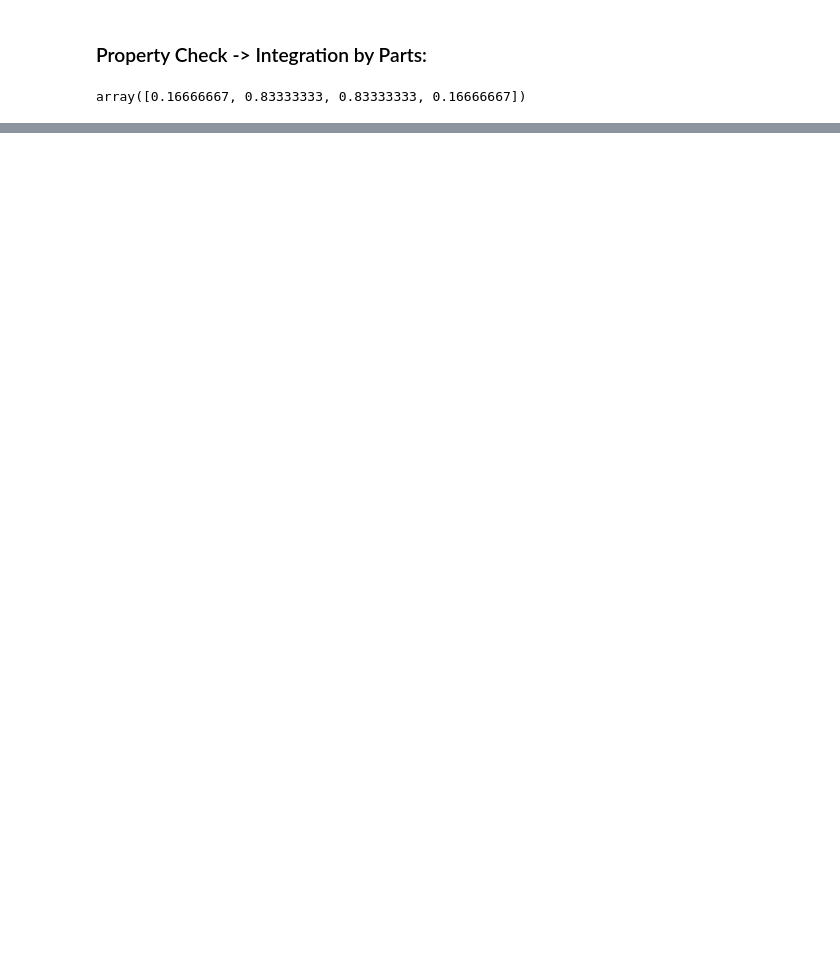
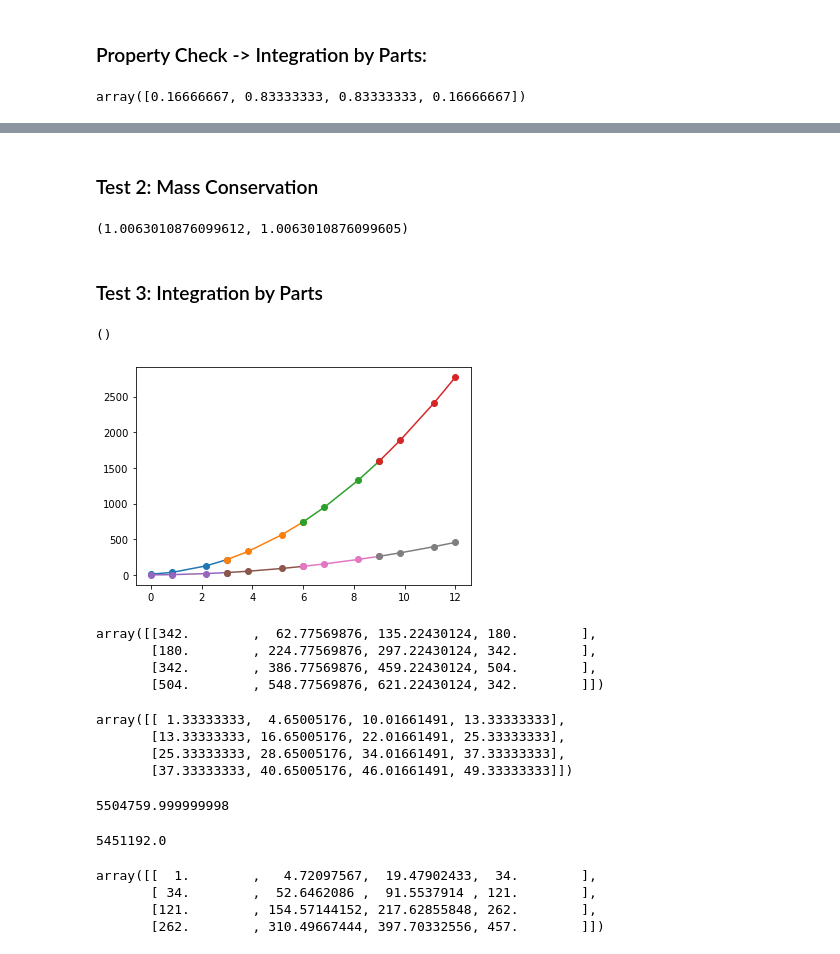
Before and after one commit to msingh1204/FEM, a Jupyter notebook: FEM_Multi.ipynb, the cells around one changed output, grey strips where cells are left out. Cells and saved outputs as stored; diff of their text form; code cells hidden in the pictures; blank space fills up the shorter version.

```diff
--- a/FEM_Multi.ipynb
+++ b/FEM_Multi.ipynb
@@ -307,0 +337,69 @@ array([0.16666667, 0.83333333, 0.83333333, 0.16666667])
+# %% [markdown]
+### Test 2: Mass Conservation
+# %%
+u1 = (quad_int(init_Guassian(npts, (L/2), 1), L, M, quad_weights(GLL_points)))
+u2 = (quad_int(u, L, M, quad_weights(GLL_points)))
+
+u1, u2
+# %% [output]
+(1.0063010876099612, 1.0063010876099605)
+# %% [markdown]
+### Test 3: Integration by Parts
+# %%
+P1 = np.polynomial.polynomial.Polynomial([1, 2, 3])
+P2 = np.polynomial.polynomial.Polynomial([12, 14, 18])
+
+def define_poly(P1, P2, input_array):
+
+    P1_out = np.zeros_like(input_array)
+    P2_out = np.zeros_like(input_array)
+
+    for i in np.arange(input_array.shape[0]):
+        P1_out[i] = P1(input_array[i])
+        P2_out[i] = P2(input_array[i])
+
+    return(P1_out, P2_out)
+# %%
+V = vandermonde(GLL_points, 'Legendre')
+D = return_D(V, Ld_vandermonde(GLL_points))
+f, q = define_poly(P1, P2, int_points(x_range, 4, L/M, M))
+# %%
+plot_FEM(int_points(x_range, 4, L/M, M), q, 4)
+plot_FEM(int_points(x_range, 4, L/M, M), f, 4)
+# %% [output]
+()
+[figure, added]
+# %%
+SEM_dx(D, f, L, M)
+# %% [output]
+array([[342.        ,  62.77569876, 135.22430124, 180.        ],
+       [180.        , 224.77569876, 297.22430124, 342.        ],
+       [342.        , 386.77569876, 459.22430124, 504.        ],
+       [504.        , 548.77569876, 621.22430124, 342.        ]])
+# %%
+d_P1 = np.polynomial.polynomial.Polynomial([2, 6])
+d_P1(int_points(x_range, 4, L/M, M)) * ((2 * M) / L)
+# %% [output]
+array([[ 1.33333333,  4.65005176, 10.01661491, 13.33333333],
+       [13.33333333, 16.65005176, 22.01661491, 25.33333333],
+       [25.33333333, 28.65005176, 34.01661491, 37.33333333],
+       [37.33333333, 40.65005176, 46.01661491, 49.33333333]])
+# %%
+quad_int(SEM_dx(D, f, L, M) * q, L, M, quad_weights(GLL_points))
+# %% [output]
+5504759.999999998
+# %%
+quad_int(SEM_dx(D, q, L, M) * f, L, M, quad_weights(GLL_points))
+# %% [output]
+5451192.0
+# %%
+LP = np.polynomial.legendre.Legendre([1, 2, 3])
+MP = np.polynomial.polynomial.Polynomial([1, 2, 3])
+
+LP(int_points(x_range, 4, L/M, M))
+MP(int_points(x_range, 4, L/M, M))
+# %% [output]
+array([[  1.        ,   4.72097567,  19.47902433,  34.        ],
+       [ 34.        ,  52.6462086 ,  91.5537914 , 121.        ],
+       [121.        , 154.57144152, 217.62855848, 262.        ],
+       [262.        , 310.49667444, 397.70332556, 457.        ]])
```
Also changed, not shown: parts of 12 cells of this notebook.
